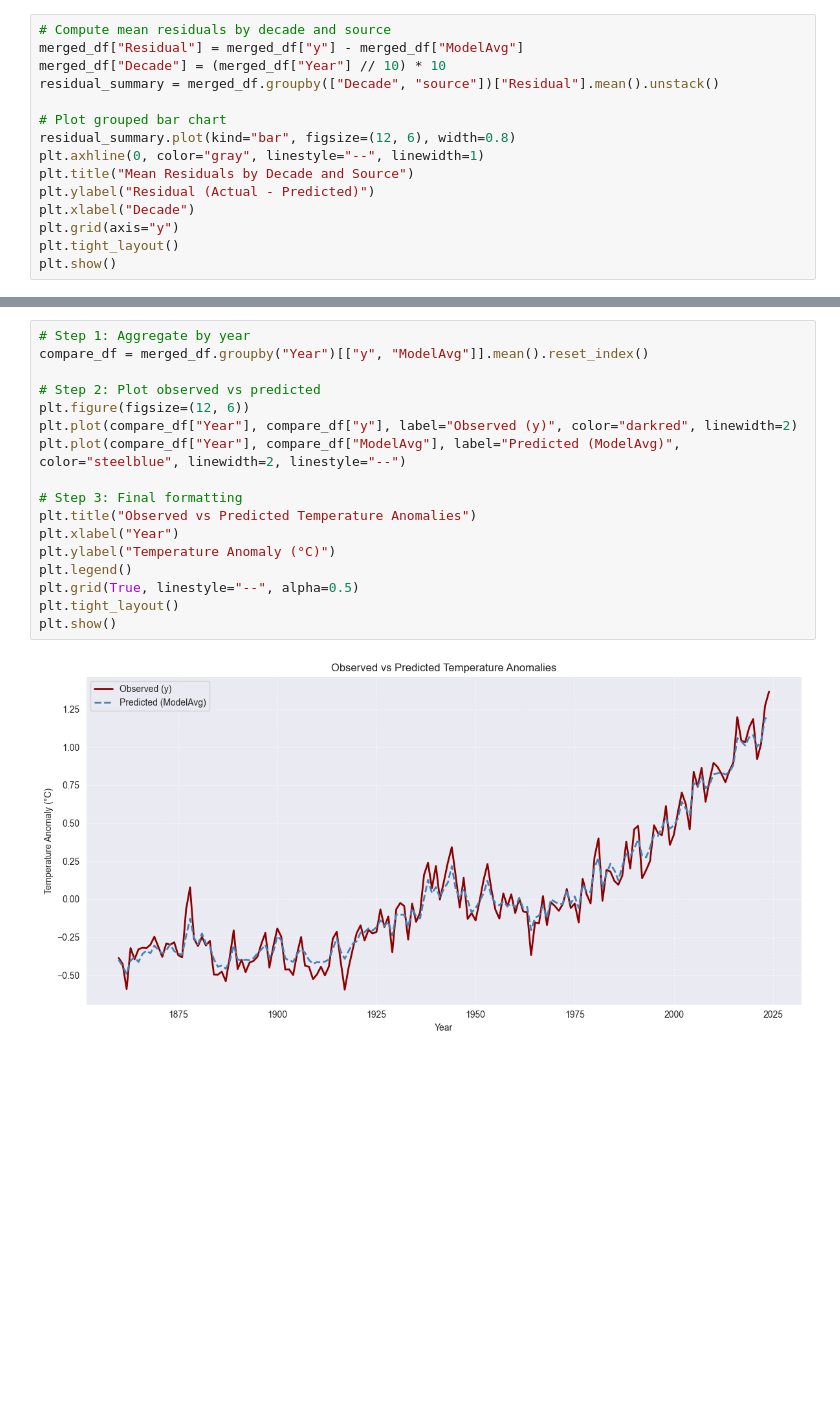
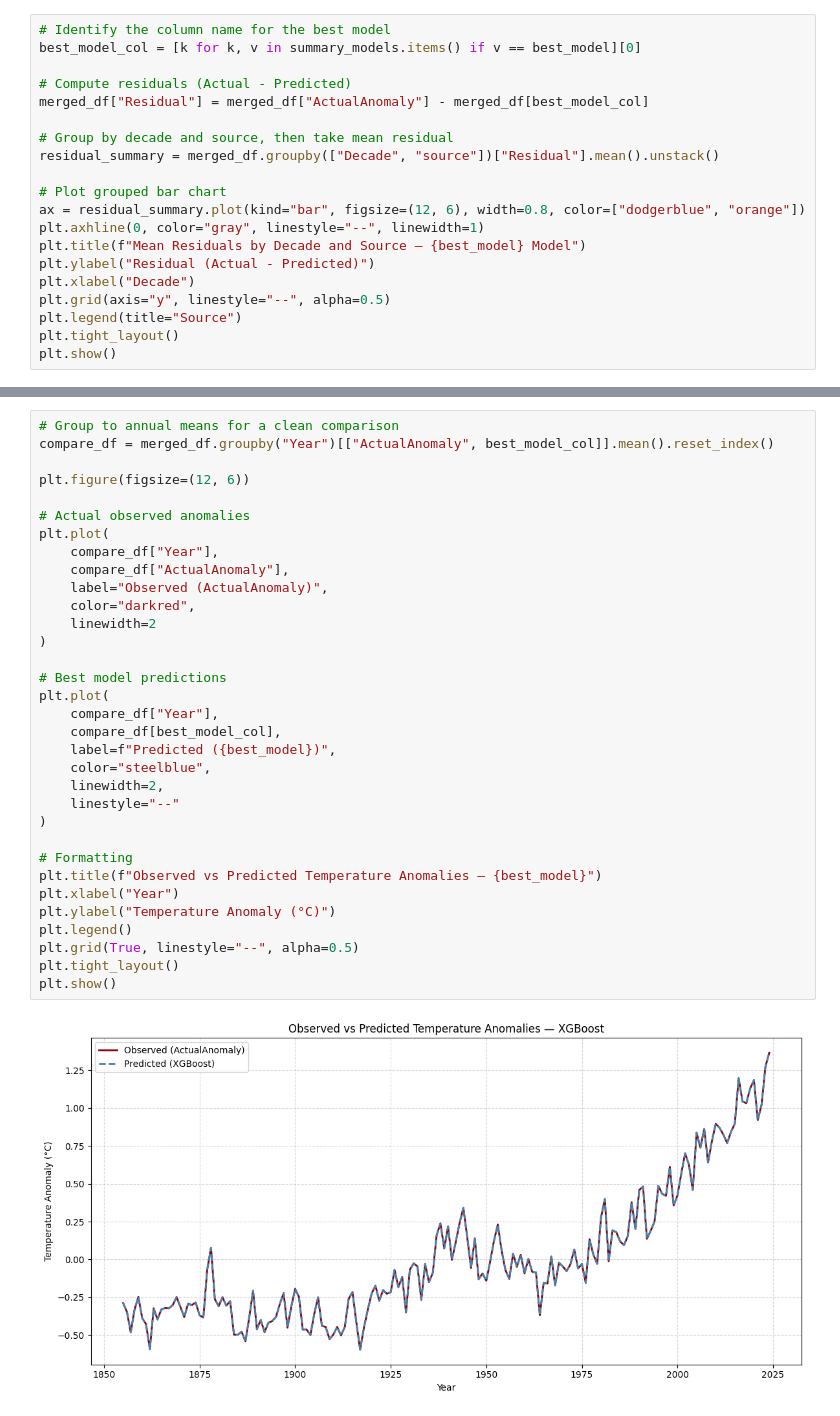
Before and after one commit to SyeedHamid/Capstone-2, a Jupyter notebook: Capstone 2.ipynb, the cells around one changed output, grey strips where cells are left out. Drawn from its saved outputs; the diff is of its cells as text; blank space fills up the shorter version.

```diff
--- a/Capstone 2.ipynb
+++ b/Capstone 2.ipynb
@@ -190,16 +317,21 @@ merged_df["ModelAvg"] = (
 # %%
-# Compute mean residuals by decade and source
-merged_df["Residual"] = merged_df["y"] - merged_df["ModelAvg"]
-merged_df["Decade"] = (merged_df["Year"] // 10) * 10
+# Identify the column name for the best model
+best_model_col = [k for k, v in summary_models.items() if v == best_model][0]
+
+# Compute residuals (Actual - Predicted)
+merged_df["Residual"] = merged_df["ActualAnomaly"] - merged_df[best_model_col]
+
+# Group by decade and source, then take mean residual
 residual_summary = merged_df.groupby(["Decade", "source"])["Residual"].mean().unstack()
 
 # Plot grouped bar chart
-residual_summary.plot(kind="bar", figsize=(12, 6), width=0.8)
+ax = residual_summary.plot(kind="bar", figsize=(12, 6), width=0.8, color=["dodgerblue", "orange"])
 plt.axhline(0, color="gray", linestyle="--", linewidth=1)
-plt.title("Mean Residuals by Decade and Source")
+plt.title(f"Mean Residuals by Decade and Source — {best_model} Model")
 plt.ylabel("Residual (Actual - Predicted)")
 plt.xlabel("Decade")
-plt.grid(axis="y")
+plt.grid(axis="y", linestyle="--", alpha=0.5)
+plt.legend(title="Source")
 plt.tight_layout()
 plt.show()
 # %% [output]
@@ -297,19 +420,35 @@ High anomaly: > 1.081°C
 # %%
-# Step 1: Aggregate by year
-compare_df = merged_df.groupby("Year")[["y", "ModelAvg"]].mean().reset_index()
+# Group to annual means for a clean comparison
+compare_df = merged_df.groupby("Year")[["ActualAnomaly", best_model_col]].mean().reset_index()
 
-# Step 2: Plot observed vs predicted
 plt.figure(figsize=(12, 6))
-plt.plot(compare_df["Year"], compare_df["y"], label="Observed (y)", color="darkred", linewidth=2)
-plt.plot(compare_df["Year"], compare_df["ModelAvg"], label="Predicted (ModelAvg)", color="steelblue", linewidth=2, linestyle="--")
 
-# Step 3: Final formatting
-plt.title("Observed vs Predicted Temperature Anomalies")
+# Actual observed anomalies
+plt.plot(
+    compare_df["Year"],
+    compare_df["ActualAnomaly"],
+    label="Observed (ActualAnomaly)",
+    color="darkred",
+    linewidth=2
+)
+
+# Best model predictions
+plt.plot(
+    compare_df["Year"],
+    compare_df[best_model_col],
+    label=f"Predicted ({best_model})",
+    color="steelblue",
+    linewidth=2,
+    linestyle="--"
+)
+
+# Formatting
+plt.title(f"Observed vs Predicted Temperature Anomalies — {best_model}")
 plt.xlabel("Year")
 plt.ylabel("Temperature Anomaly (°C)")
 plt.legend()
 plt.grid(True, linestyle="--", alpha=0.5)
 plt.tight_layout()
 plt.show()
 # %% [output]
-[figure, old version]
+[figure, new version]
```
Also changed, not shown: parts of 20 cells of this notebook, 3 other files.
